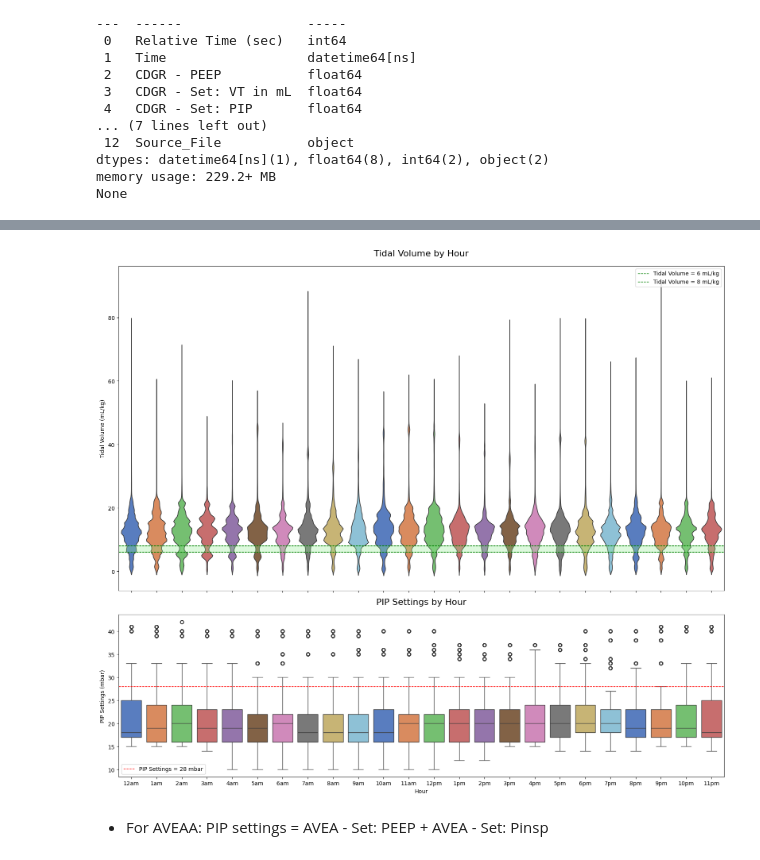
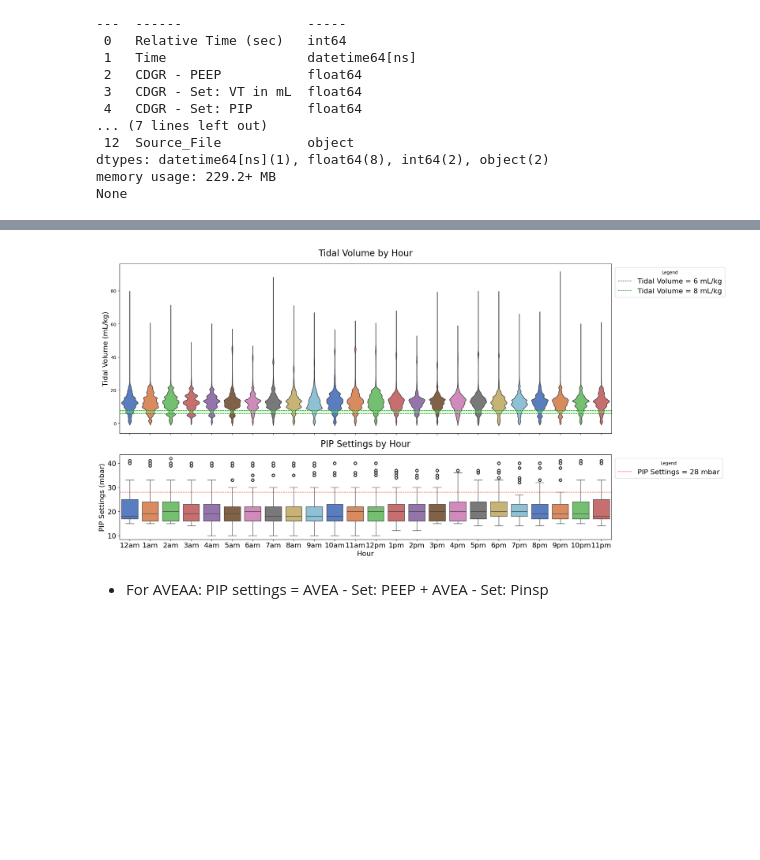
Before and after one commit to LoWeT3469/PARDS, a Jupyter notebook: a-Pressure&Volume.ipynb, the cells around one changed output, grey strips where cells are left out. Cells and saved outputs as stored; diff of their text form; code cells hidden in the pictures; blank space fills up the shorter version.

```diff
--- a/a-Pressure&Volume.ipynb
+++ b/a-Pressure&Volume.ipynb
@@ -816,6 +846,10 @@ for filename in result_df['Source_File'].unique():
                 # Calculate 'TV(mL/kg)' and assign to a new column
                 result_df.loc[subset_df.index, 'TV(mL/kg)'] = subset_df['Tidal_Volume'] / weight
                 # print(subset_df['TV(mL/kg)'])
+
+                # Add PID and weight to the DataFrame
+                result_df.loc[subset_df.index, 'PID'] = pid
+                result_df.loc[subset_df.index, 'Weight'] = weight
             else:
                 print("Weight is None, cannot calculate 'TV(mL/kg)'.")
         else:
@@ -823,15 +857,14 @@ for filename in result_df['Source_File'].unique():
     else:
         print("No match found for filename:", filename)
 
-
 # Set the size of the plot
-plt.figure(figsize=(16, 8))
+plt.figure(figsize=(20, 10))
 
 # Create violin plot
 sns.violinplot(data=result_df, x='PIP_Settings', y='TV(mL/kg)', hue='PIP_Settings', palette='muted', legend=False)
-plt.xlabel('PIP Settings (mbar)')
-plt.ylabel('Tidal Volume (mL/kg)')
-plt.title('CDGR Ventilator: Tidal Volume Distribution across PIP Settings')
+plt.xlabel('PIP Settings (mbar)', fontsize=16)
+plt.ylabel('Tidal Volume (mL/kg)', fontsize=16)
+plt.title('CDGR Ventilator: Tidal Volume Distribution across PIP Settings', fontsize=20)
 
 # Add thresholds for Volume in violin plot
 plt.axhline(y=6, color='r', linestyle='--', linewidth=1, label='Tidal Volume = 6 mL/kg')
@@ -847,6 +880,10 @@ pip_28_index = np.where(x_index == 28.0)[0][0]
 # Add vertical line at x=28.0
 plt.axvline(x=pip_28_index, color='g', linestyle='--', linewidth=2, label='PIP Setting = 28 mbar')
 
-plt.legend()
+plt.xticks(fontsize=12)
+plt.yticks(fontsize=12)
+
+# plt.legend()
+plt.legend(title='Legend', bbox_to_anchor=(1, 1), loc='upper left', fontsize=16)
 plt.show()
 # %% [output]
@@ -980,4 +1069,7 @@ plt.show()
 # %%
+# PIP Settings v.s Tidal Volume in time series for the Pressure Control Mode cohort
+## CDGR (all) -- Violinplot + Boxplot
+
 import pandas as pd
 import seaborn as sns
 import matplotlib.pyplot as plt
@@ -987,7 +1079,7 @@ import matplotlib.pyplot as plt
 df = result_df
 
 # Create subplots
-fig, (ax1, ax2) = plt.subplots(2, 1, figsize=(16, 14), sharex=True, gridspec_kw={'height_ratios': [2, 1]})
+fig, (ax1, ax2) = plt.subplots(2, 1, figsize=(20, 10), sharex=True, gridspec_kw={'height_ratios': [2, 1]})
 
 # Violin plot for Tidal Volume by Hour
 sns.violinplot(ax=ax1, x='Hour', y='TV(mL/kg)', data=df, inner=None, hue='Hour', palette='muted', legend=False)
@@ -999,47 +1091,55 @@ ax1.axhline(y=8, color='g', linestyle='--', linewidth=1, label='Tidal Volume = 8
 # Add light green background between the two lines
 ax1.axhspan(ymin=6, ymax=8, color='lightgreen', alpha=0.3)
 
-# Add legend
-ax1.legend()
+# # Add legend
+# ax1.legend()
+
+# Adding legend for the markers
+ax1.legend(title='Legend', bbox_to_anchor=(1, 1), loc='upper left', fontsize=16)
 
 # Add a title for the violin plot
-ax1.set_title('Tidal Volume by Hour', fontsize=16, pad=18)  # Increase pad to adjust title position
+ax1.set_title('Tidal Volume by Hour', pad=18, fontsize=20)  # Increase pad to adjust title position
 
 # Title and labels for the violin plot
-ax1.set_ylabel('Tidal Volume (mL/kg)')
+ax1.set_ylabel('Tidal Volume (mL/kg)', fontsize=16)
 
 # Boxplot for PIP Settings by Hour
 sns.boxplot(ax=ax2, x='Hour', y='PIP_Settings', data=df, hue='Hour', palette='muted', legend=False)
 
 # Add threshold line for PIP Settings = 28
 ax2.axhline(y=28, color='r', linestyle='--', linewidth=1, label='PIP Settings = 28 mbar')
 
-# Add legend
-ax2.legend()
+# # Add legend
+# ax2.legend()
+
+# Adding legend for the markers
+ax2.legend(title='Legend', bbox_to_anchor=(1, 1), loc='upper left', fontsize=16)
 
 # Add a title for the boxplot
-ax2.set_title('PIP Settings by Hour', fontsize=16, pad=18)  # Increase pad to adjust title position
+ax2.set_title('PIP Settings by Hour', pad=18, fontsize=20)  # Increase pad to adjust title position
 
 # Title and labels for the boxplot
-ax2.set_ylabel('PIP Settings (mbar)')
-ax2.set_xlabel('Hour')
+ax2.set_ylabel('PIP Settings (mbar)', fontsize=16)
+ax2.set_xlabel('Hour', fontsize=16)
 
 # Create custom labels for the x-axis
 custom_labels = ['{}am'.format(hour) if hour < 12 else '{}pm'.format(hour - 12) for hour in range(24)]
 custom_labels[0] = '12am'
 custom_labels[12] = '12pm'
 
 # Set custom x-axis labels (bottom x-axis)
 ax2.set_xticks(range(24))
 ax2.set_xticklabels(custom_labels)
+ax2.tick_params(axis='x', labelsize=16)
+ax2.tick_params(axis='y', labelsize=16)
 
 # Adjust layout
 plt.tight_layout()
 
 # Show plot
 plt.show()
 # %% [output]
-[figure, old version]
+[figure, new version]
 # %% [markdown]
 - For AVEAA: PIP settings = AVEA - Set: PEEP + AVEA - Set: Pinsp
 # %%
```
Also changed, not shown: parts of 11 cells of this notebook, 8 other files.
